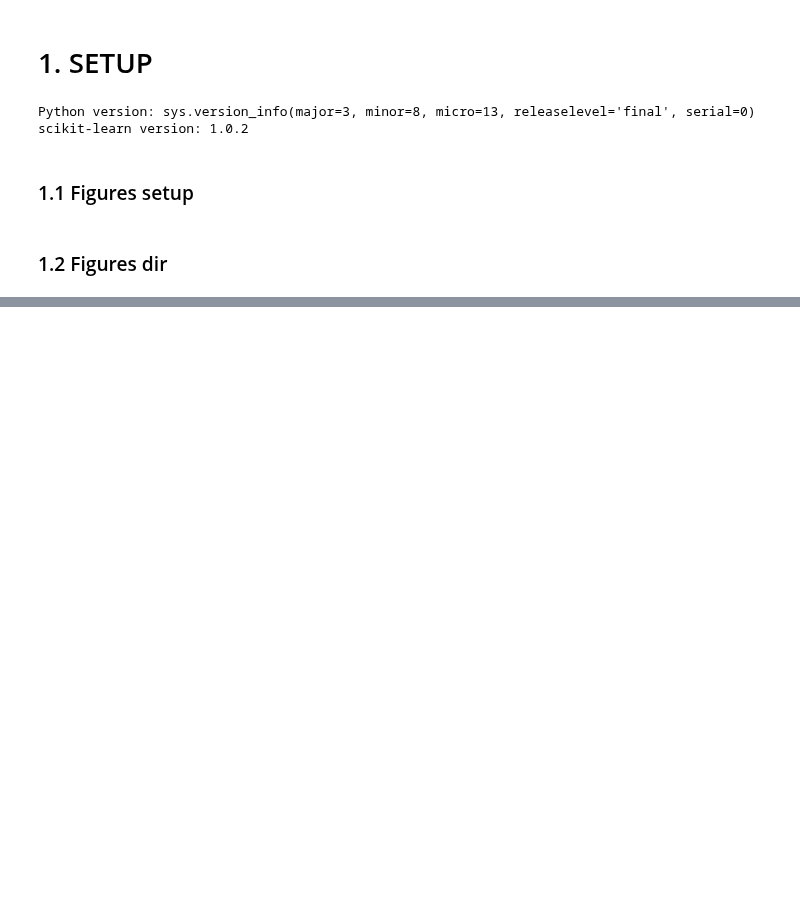
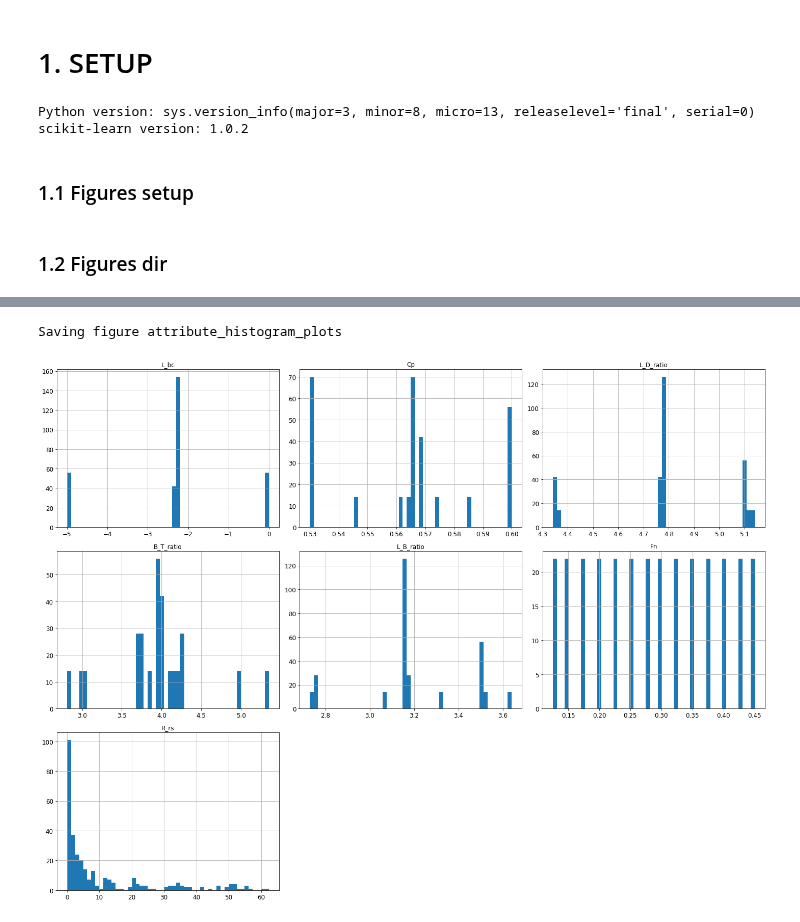
Before and after one commit to dujest/yacht-resistance, a Jupyter notebook: yacht_resistance_prediction.ipynb, the cells around one changed output, grey strips where cells are left out. Saved outputs shown, nothing was run; the diff lists cells and outputs as text; code cells hidden in the pictures; blank space fills up the shorter version.

Commit message:
data downloading and examination

```diff
--- a/yacht_resistance_prediction.ipynb
+++ b/yacht_resistance_prediction.ipynb
@@ -37,0 +44,4 @@ def save_fig(fig_id, tigh_layout=True, fig_extension="png", resolution=300):
+# %%
+DOWNLOAD_ROOT = "http://archive.ics.uci.edu/ml/machine-learning-databases/00243/"
+YACHT_URL = DOWNLOAD_ROOT + "yacht_hydrodynamics.data"
+YACHT_PATH = os.path.join("datasets", "yacht")
@@ -37,0 +56,9 @@ def save_fig(fig_id, tigh_layout=True, fig_extension="png", resolution=300):
+# %%
+import pandas as pd
+
+def load_yacht_data(yacht_path=YACHT_PATH):
+    data_path = os.path.join(yacht_path, "yacht_hydrodynamics.data")
+    return pd.read_table(data_path, sep='\s+', names=["L_bc", "Cp", "L_D_ratio", "B_T_ratio", "L_B_ratio", "Fn", "R_rs"])
+# %%
+yacht = load_yacht_data()
+yacht.head()
@@ -37,0 +194,6 @@ def save_fig(fig_id, tigh_layout=True, fig_extension="png", resolution=300):
+# %%
+yacht.hist(bins=50, figsize=(20, 15))
+save_fig("attribute_histogram_plots")
+# %% [output]
+Saving figure attribute_histogram_plots
+[figure, added]
```
Also changed, not shown: parts of 14 cells of this notebook.
